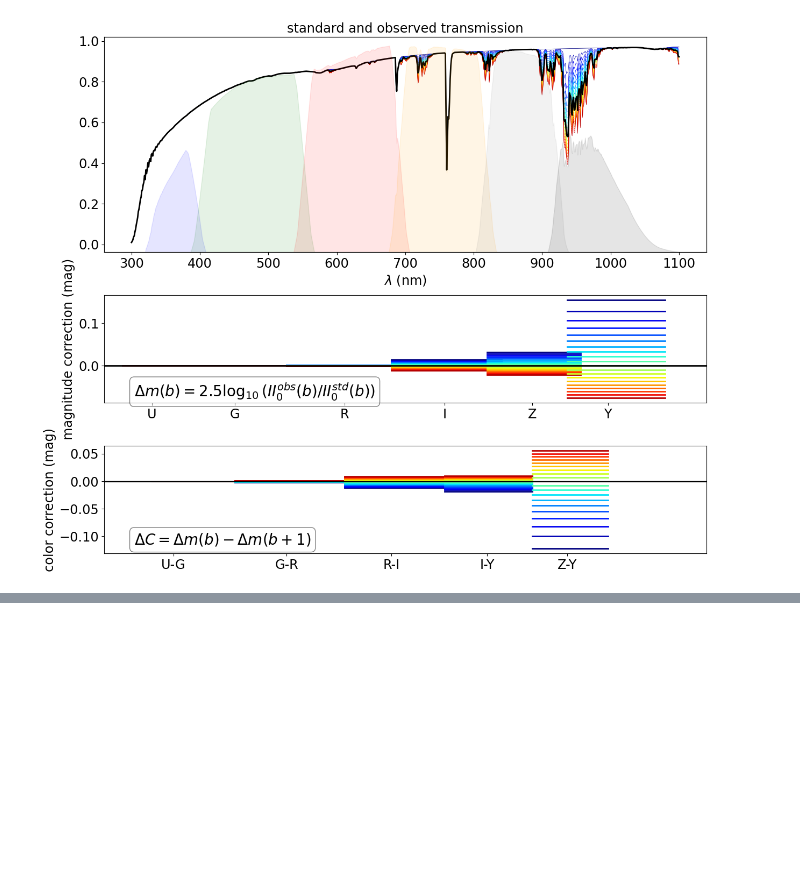
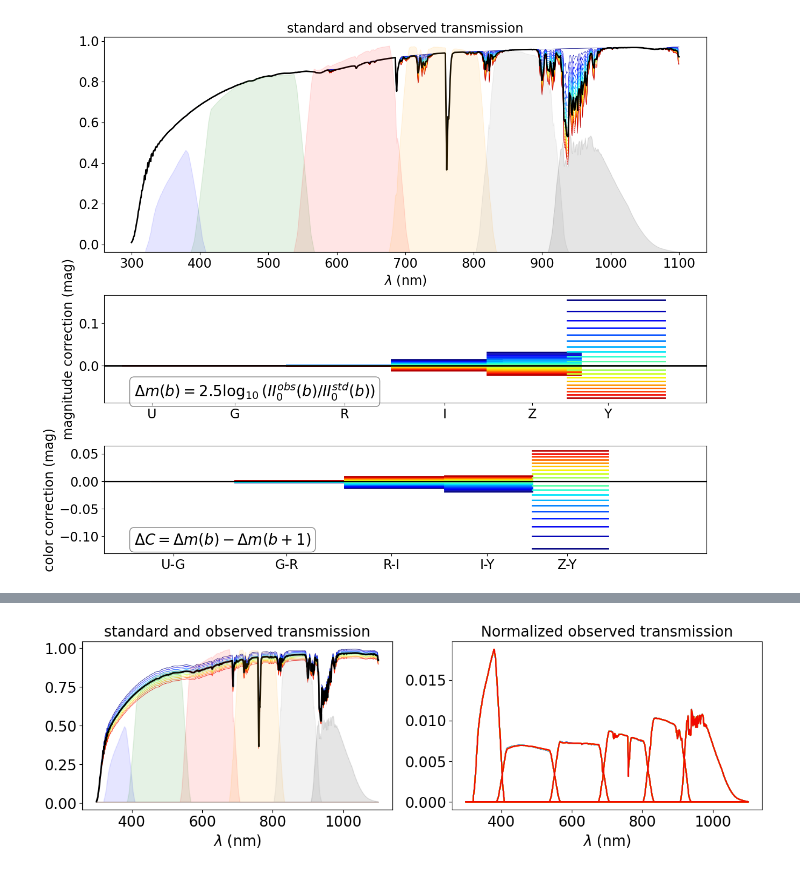
Before and after one commit to sylvielsstfr/RubinLSSTPhotometricCorrTuto, a Jupyter notebook: notebooks/02_PhotometricCorrections/02a_IntroPhotomCorrections.ipynb, the cells around one changed output, grey strips where cells are left out. Saved outputs shown, nothing was run; the diff lists cells and outputs as text; code cells hidden in the pictures; blank space fills up the shorter version.

```diff
--- a/notebooks/02_PhotometricCorrections/02a_IntroPhotomCorrections.ipynb
+++ b/notebooks/02_PhotometricCorrections/02a_IntroPhotomCorrections.ipynb
@@ -854,0 +1073,9 @@ plt.tight_layout()
+# %%
+am = 1.2
+oz = 300
+pwv= 5
+ncomp =1
+tau= 0.04
+beta = -1
+all_taus = np.arange(0,0.1,0.01)
+NTAU = len(all_taus)
@@ -854,0 +1086,70 @@ plt.tight_layout()
+# %%
+NOBS = len(all_taus)
+
+# wavelength bin colors
+jet = plt.get_cmap('jet')
+cNorm = colors.Normalize(vmin=0, vmax=NOBS)
+scalarMap = cmx.ScalarMappable(norm=cNorm, cmap=jet)
+all_colors = scalarMap.to_rgba(np.arange(NOBS), alpha=1)
+
+
+fig = plt.figure(figsize=(12,4))
+
+# Figure 1
+axs=fig.add_subplot(1,2,1)
+for index,tau in enumerate(all_taus):
+
+    atm = pc.coll_atm_nonstd[index]
+
+    label = f"tau={tau:.2f}"
+    axs.plot(pc.WL,atm,color=all_colors[index],label=label,lw=0.5)
+
+axs.plot(pc.WL,pc.atm_std,color="k",lw=2,label="standard atmosphere")
+#axs.legend(bbox_to_anchor=(1.03, 1.0))
+axs.set_xlabel("$\lambda$ (nm)")
+axs.set_title("standard and observed transmission")
+
+ax2 = axs.twinx()
+for ifilt,f in enumerate(filter_tagnames):
+    ax2.fill_between(pc.bandpass_total_std[f].wavelen,pc.bandpass_total_std[f].sb,color=filter_color[ifilt],alpha=0.1)
+    ax2.set_yticks([])
+
+
+
+# Figure 2
+axs=fig.add_subplot(1,2,2)
+
+all_linestyles = ['-','--','-.',':','-','--','-.',':','-','--','-.',':','-','--','-.',':']
+
+# wavelength bin colors
+jet = plt.get_cmap('jet')
+cNorm = colors.Normalize(vmin=0, vmax=NOBS)
+scalarMap = cmx.ScalarMappable(norm=cNorm, cmap=jet)
+all_colors = scalarMap.to_rgba(np.arange(NOBS), alpha=1)
+
+
+for idx_tau,tau in enumerate(all_taus):
+
+
+    label = f"pwv={tau:.2f}"
+
+    for ifilt,f in enumerate(filter_tagnames):
+
+        the_x=pc.WL
+        the_y=pc.coll_phiArray_nonstd[idx_tau][ifilt,:]
+
+
+        if ifilt==1:
+            axs.plot(the_x,the_y,color=all_colors[idx_tau],linestyle="-",label=label )
+        else:
+            axs.plot(the_x,the_y,color=all_colors[idx_tau],linestyle="-")
+
+axs.set_xlabel("$\lambda$ (nm)")
+axs.set_title("Normalized observed transmission")
+#axs.legend(bbox_to_anchor=(1.03, 1.0))
+
+
+plt.tight_layout()
+plt.show()
+# %% [output]
+[figure, added]
```
Also changed, not shown: parts of 18 cells of this notebook, 1 other file.
